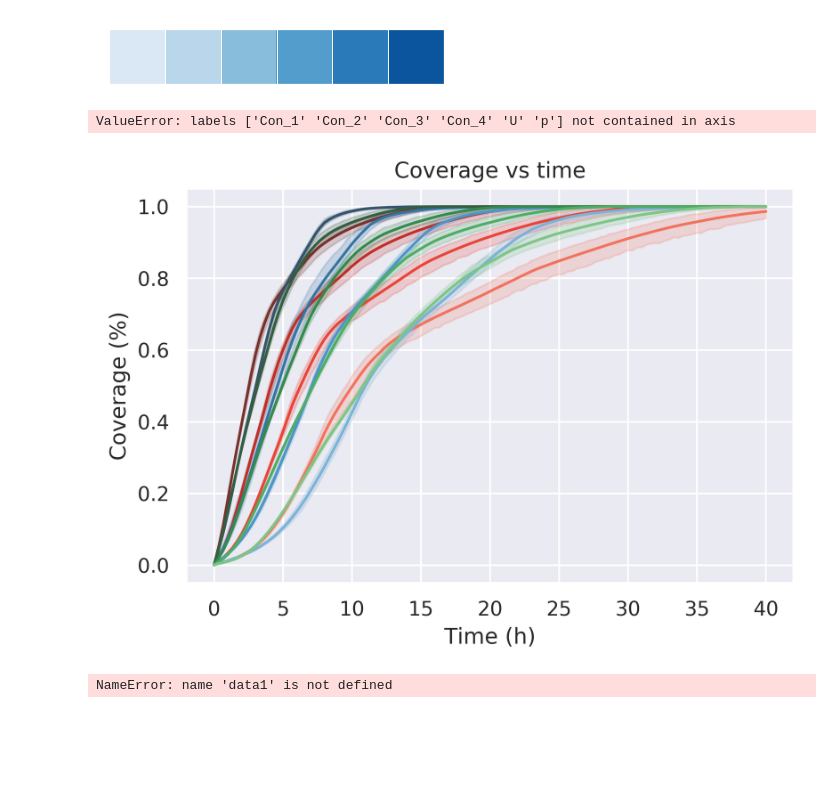
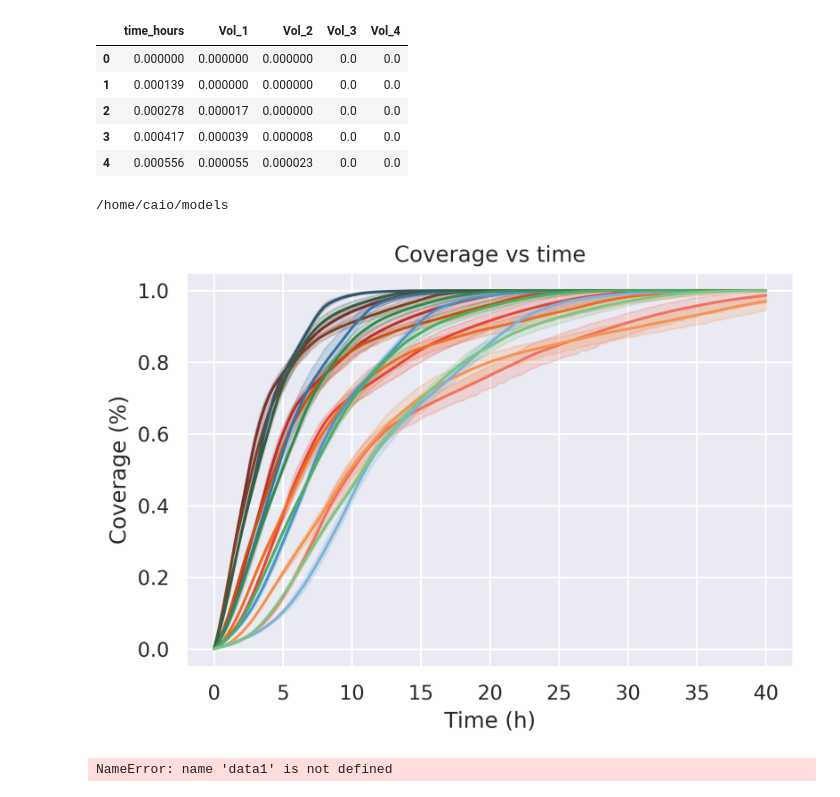
Before and after one commit to CaioMar/Venacao, a Jupyter notebook: Notebooks with analysis of simulation results/Coverage_plots.ipynb, the cells around one changed output. Cells and saved outputs as stored; diff of their text form; code cells hidden in the pictures; blank space fills up the shorter version.

```diff
--- a/Notebooks with analysis of simulation results/Coverage_plots.ipynb
+++ b/Notebooks with analysis of simulation results/Coverage_plots.ipynb
@@ -123,11 +136,13 @@ def buildFinalDataFrame(modeltype, modellist, dfs_dict):
 voltot = 7.5/1000000
 # %%
 dfs_cent = {} #final preprocessed DFs, each key refers to one model
+dfs_cent2 = {}
 dfs_diag = {}
 dfs_diag2 = {}
 buildFinalDataFrame('1', modeldiagonal_model_list, dfs_diag)
 buildFinalDataFrame('2', modeldiagonal2_model_list, dfs_diag2)
 buildFinalDataFrame('1', modelcentered_model_list, dfs_cent)
+buildFinalDataFrame('2', modelcentered2_model_list, dfs_cent2)
 # %%
 #creates time index in hours
 for df in dfs_cent.values():
@@ -189,14 +216,8 @@ for thrsh in range(1,5):
     dfplotdiag2['Vol_'+str(thrsh)] = dfplotdiag2['Volume_'+str(thrsh)]/voltot
     dfplotdiag2.drop(labels='Volume_'+str(thrsh), axis=1, inplace = True)
-# %%
-sns.palplot(sns.color_palette("Blues"))
-# %% [output]
-[figure, removed]
 # %%
-columns = ['Con_' + str(i) for i in range(1,5)] + ['U','p']
-for thrsh in range(1,5):
-    dfplot.drop(labels=columns, axis=1, inplace = True)
-    dfplotdiag.drop(labels=columns, axis=1, inplace = True)
-    dfplotdiag2.drop(labels=columns, axis=1, inplace = True)
+columns = ['Con_' + str(i) for i in range(0,5)] + ['U','p','Vol_0']
+dfplot.drop(labels=columns, axis=1, inplace = True)
+dfplot2.drop(labels=columns, axis=1, inplace = True)
+dfplotdiag.drop(labels=columns, axis=1, inplace = True)
+dfplotdiag2.drop(labels=columns, axis=1, inplace = True)
-# %% [output]
-ValueError: labels ['Con_1' 'Con_2' 'Con_3' 'Con_4' 'U' 'p'] not contained in axis
@@ -205,2 +224,11 @@ dfplotdiag2
+# %%
+dfplot.head()
+# %% [output]
+|  | time_hours | Vol_1 | Vol_2 | Vol_3 | Vol_4 |
+| 0 | 0.000000 | 0.000000 | 0.000000 | 0.0 | 0.0 |
+| 1 | 0.000139 | 0.000000 | 0.000000 | 0.0 | 0.0 |
+| 2 | 0.000278 | 0.000017 | 0.000000 | 0.0 | 0.0 |
+| 3 | 0.000417 | 0.000039 | 0.000008 | 0.0 | 0.0 |
+| 4 | 0.000556 | 0.000055 | 0.000023 | 0.0 | 0.0 |
 # %%
 dfplot.set_index('time_hours', inplace=True)
@@ -207,5 +236,9 @@ dfplot.set_index('time_hours', inplace=True)
 dfplotdiag.set_index('time_hours', inplace=True)
 dfplotdiag2.set_index('time_hours', inplace=True)
+# %%
+cd ../../..
+# %% [output]
+/home/caio/models
 # %%
 #plot total
 fig = plt.figure(dpi=500)
@@ -216,6 +249,8 @@ fig = plt.figure(dpi=500)
 #plot de cada dado
 #sns.lineplot(data=dfplot, palette="Reds_d", dashes=False, legend='brief')
 sns.lineplot(data=dfplot, palette="Reds_d", dashes=False, legend=False)
+
+sns.lineplot(data=dfplot2, palette="Oranges_d", dashes=False,legend=False)
 
 # for thrsh in range(1,5):
 sns.lineplot(data=dfplotdiag, palette="Blues_d", dashes=False, legend=False)
@@ -230,9 +265,9 @@ plt.xlabel('Time (h)')
 plt.ylabel('Coverage (%)')
 #plt.legend([j + 'threshold = '+str(i)+' mol/L' for j in ['Centered model with ', 'Diagonal model with '] for i in range(1,5)],loc='lower right', shadow=False, fontsize='x-small')
 plt.show()
-#fig.savefig(fname = "teste1", dpi = 500)
+fig.savefig(fname = "teste1.png", dpi = 300)
 # %% [output]
-[figure, old version]
+[figure, new version]
 # %%
 def func(x, a, b):
     return (-1) * np.exp(- (x - b) / a) + 1
```
Also changed, not shown: parts of 14 cells of this notebook, 1 other file.
